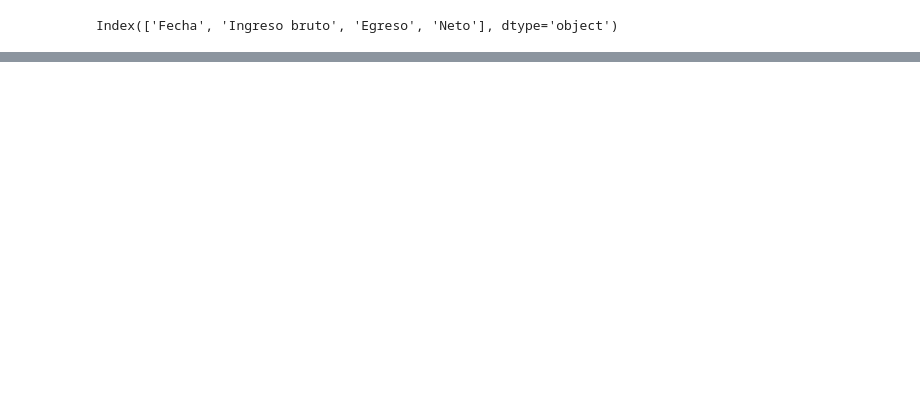
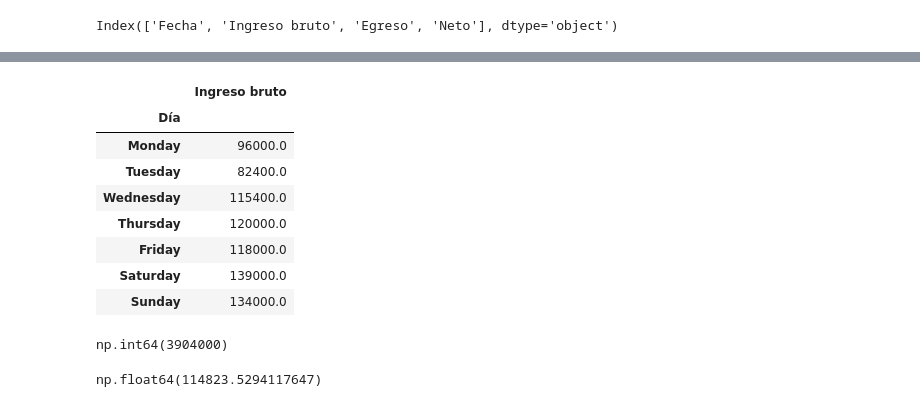
Before and after one commit to mrioshe/CarrPerformance, a Jupyter notebook: getData.ipynb, the cells around one changed output, grey strips where cells are left out. Saved outputs shown, nothing was run; the diff lists cells and outputs as text; code cells hidden in the pictures; blank space fills up the shorter version.

```diff
--- a/getData.ipynb
+++ b/getData.ipynb
@@ -64,0 +78,22 @@ Name: 0, dtype: object
+# %%
+DataDias=DataDf.copy().drop(['Fecha','Egreso','Neto'], axis=1).groupby('Día').mean().sort_values(by='Día').reindex(['Monday','Tuesday','Wednesday','Thursday','Friday','Saturday','Sunday'])
+# %%
+DataDias
+# %% [output]
+|  | Ingreso bruto |
+| Día |  |
+| Monday | 96000.0 |
+| Tuesday | 82400.0 |
+| Wednesday | 115400.0 |
+| Thursday | 120000.0 |
+| Friday | 118000.0 |
+| Saturday | 139000.0 |
+| Sunday | 134000.0 |
+# %%
+DataDf['Ingreso bruto'].sum()
+# %% [output]
+np.int64(3904000)
+# %%
+DataDf['Ingreso bruto'].mean()
+# %% [output]
+np.float64(114823.5294117647)
```
Also changed, not shown: parts of 4 cells of this notebook.
